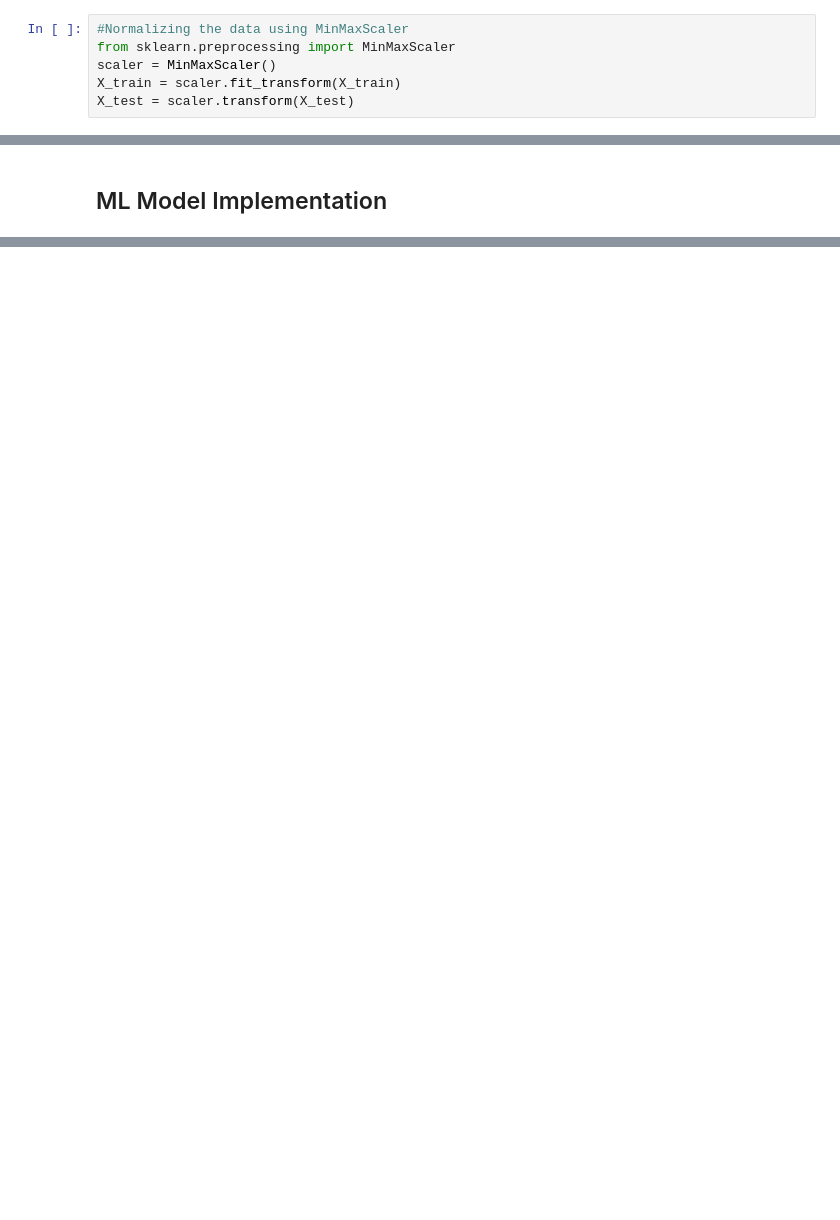
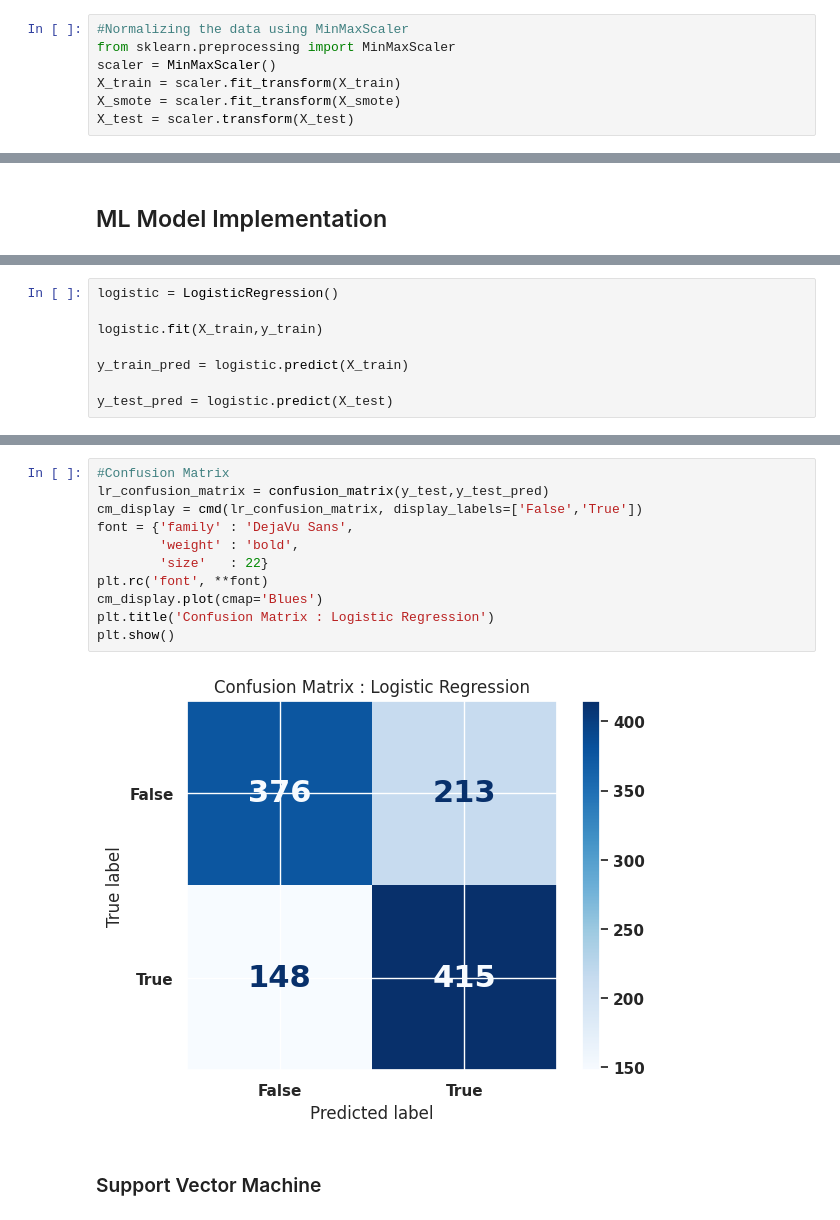
Before and after one commit to sidpatondikar/Capstone-Cardiovascular-Risk-Prediction, a Jupyter notebook: Cardiovasuclar_Risk_Prediction.ipynb, the cells around one changed output, grey strips where cells are left out. Drawn from its saved outputs; the diff is of its cells as text; blank space fills up the shorter version.

```diff
--- a/Cardiovasuclar_Risk_Prediction.ipynb
+++ b/Cardiovasuclar_Risk_Prediction.ipynb
@@ -842,6 +842,7 @@ X_test.shape
 from sklearn.preprocessing import MinMaxScaler
 scaler = MinMaxScaler()
 X_train = scaler.fit_transform(X_train)
+X_smote = scaler.fit_transform(X_smote)
 X_test = scaler.transform(X_test)
 # %%
 X_train
@@ -863,0 +882,8 @@ array([[0.85903291, 1.        , 0.        , ..., 0.46258189, 0.44528099,
+# %%
+logistic = LogisticRegression()
+
+logistic.fit(X_train,y_train)
+
+y_train_pred = logistic.predict(X_train)
+
+y_test_pred = logistic.predict(X_test)
@@ -863,0 +914,15 @@ array([[0.85903291, 1.        , 0.        , ..., 0.46258189, 0.44528099,
+# %%
+#Confusion Matrix
+lr_confusion_matrix = confusion_matrix(y_test,y_test_pred)
+cm_display = cmd(lr_confusion_matrix, display_labels=['False','True'])
+font = {'family' : 'DejaVu Sans',
+        'weight' : 'bold',
+        'size'   : 22}
+plt.rc('font', **font)
+cm_display.plot(cmap='Blues')
+plt.title('Confusion Matrix : Logistic Regression')
+plt.show()
+# %% [output]
+[figure, added]
+# %% [markdown]
+### Support Vector Machine
```
Also changed, not shown: parts of 62 cells of this notebook.
